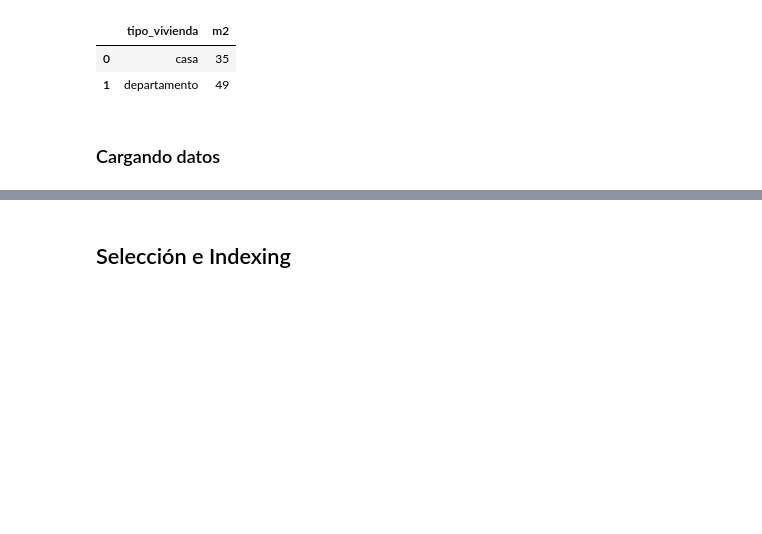
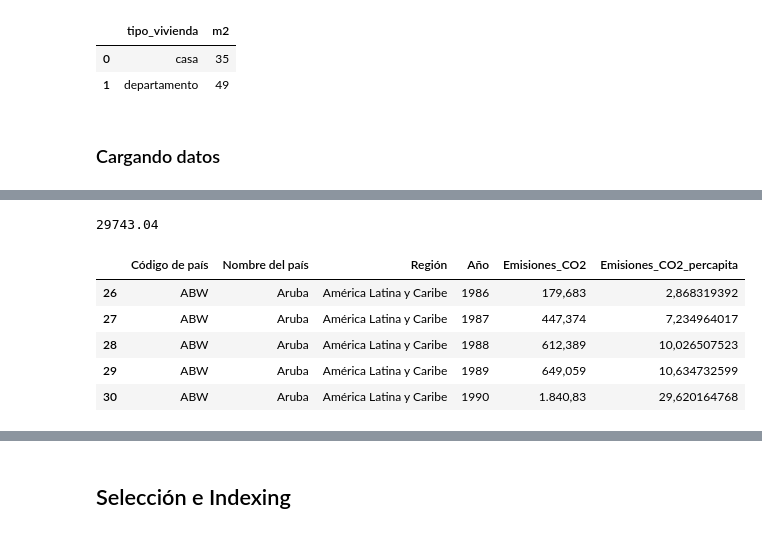
Before and after one commit to rg273/Data-Science, a Jupyter notebook: Clase 04/Homework_04_1.ipynb, the cells around one changed output, grey strips where cells are left out. Saved outputs shown, nothing was run; the diff lists cells and outputs as text; code cells hidden in the pictures; blank space fills up the shorter version.

```diff
--- a/Clase 04/Homework_04_1.ipynb
+++ b/Clase 04/Homework_04_1.ipynb
@@ -456,0 +541,14 @@ df
+# %%
+df_emisiones[(df_emisiones['Año'] == 2010)
+                & (df_emisiones['Nombre del país']=='Angola')].Emisiones_CO2.sum()
+# %% [output]
+29743.04
+# %%
+df_emisiones2.head()
+# %% [output]
+|  | Código de país | Nombre del país | Región | Año | Emisiones_CO2 | Emisiones_CO2_percapita |
+| 26 | ABW | Aruba | América Latina y Caribe | 1986 | 179,683 | 2,868319392 |
+| 27 | ABW | Aruba | América Latina y Caribe | 1987 | 447,374 | 7,234964017 |
+| 28 | ABW | Aruba | América Latina y Caribe | 1988 | 612,389 | 10,026507523 |
+| 29 | ABW | Aruba | América Latina y Caribe | 1989 | 649,059 | 10,634732599 |
+| 30 | ABW | Aruba | América Latina y Caribe | 1990 | 1.840,83 | 29,620164768 |
```
Also changed, not shown: parts of 15 cells of this notebook, 12 other files.
